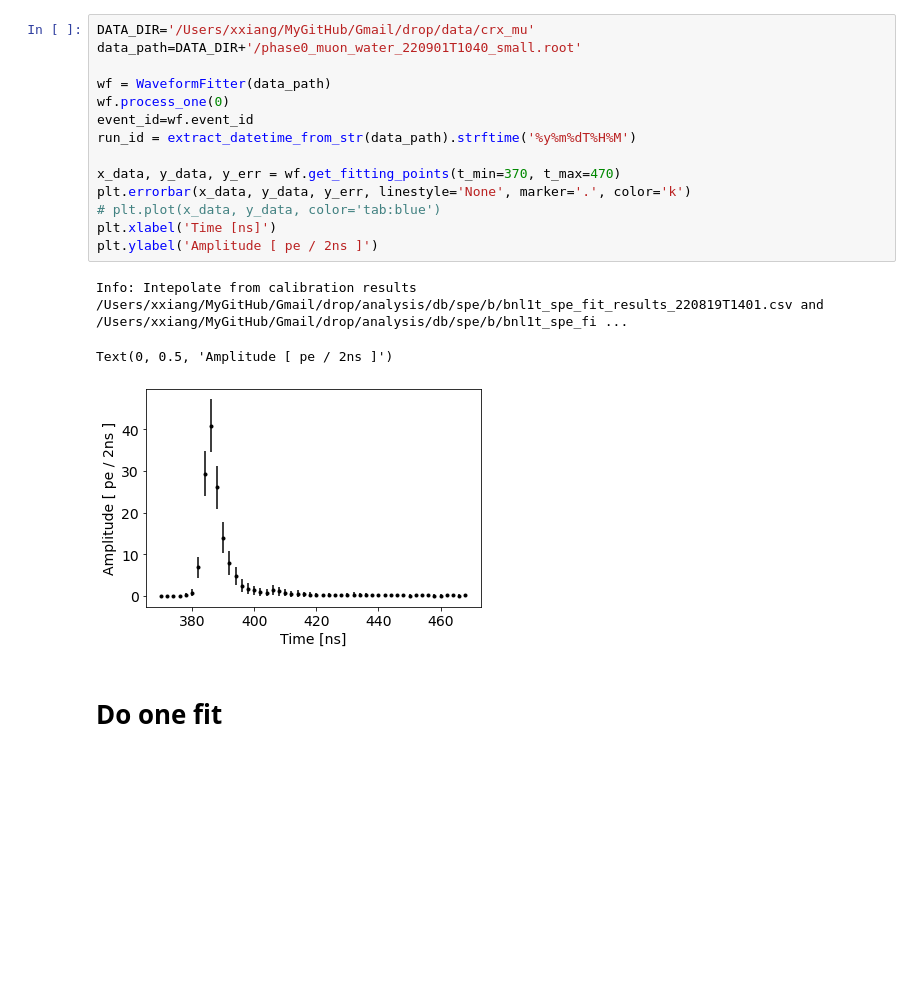
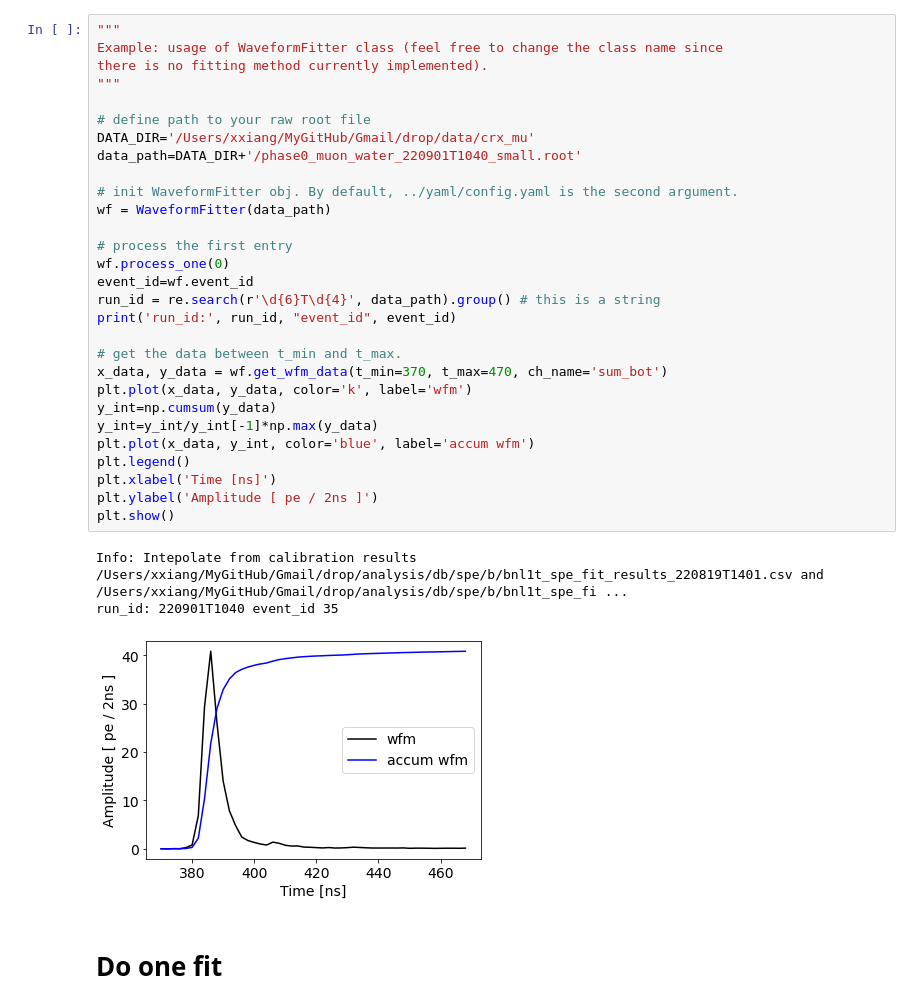
Before and after one commit to BNLIF/drop, a Jupyter notebook: analysis/wfm_fit.ipynb, the cells around one changed output. Saved outputs shown, nothing was run; the diff lists cells and outputs as text; blank space fills up the shorter version.

Commit message:
update the example

```diff
--- a/analysis/wfm_fit.ipynb
+++ b/analysis/wfm_fit.ipynb
@@ -204,23 +222,38 @@ class WaveformFitter():
 # %% [output]
 uproot version: 4.1.9
 # %%
+"""
+Example: usage of WaveformFitter class (feel free to change the class name since
+there is no fitting method currently implemented).
+"""
+
+# define path to your raw root file
 DATA_DIR='/Users/xxiang/MyGitHub/Gmail/drop/data/crx_mu'
 data_path=DATA_DIR+'/phase0_muon_water_220901T1040_small.root'
 
+# init WaveformFitter obj. By default, ../yaml/config.yaml is the second argument.
 wf = WaveformFitter(data_path)
+
+# process the first entry
 wf.process_one(0)
 event_id=wf.event_id
-run_id = extract_datetime_from_str(data_path).strftime('%y%m%dT%H%M')
+run_id = re.search(r'\d{6}T\d{4}', data_path).group() # this is a string
+print('run_id:', run_id, "event_id", event_id)
 
-x_data, y_data, y_err = wf.get_fitting_points(t_min=370, t_max=470)
-plt.errorbar(x_data, y_data, y_err, linestyle='None', marker='.', color='k')
-# plt.plot(x_data, y_data, color='tab:blue')
+# get the data between t_min and t_max.
+x_data, y_data = wf.get_wfm_data(t_min=370, t_max=470, ch_name='sum_bot')
+plt.plot(x_data, y_data, color='k', label='wfm')
+y_int=np.cumsum(y_data)
+y_int=y_int/y_int[-1]*np.max(y_data)
+plt.plot(x_data, y_int, color='blue', label='accum wfm')
+plt.legend()
 plt.xlabel('Time [ns]')
 plt.ylabel('Amplitude [ pe / 2ns ]')
+plt.show()
 # %% [output]
 Info: Intepolate from calibration results /Users/xxiang/MyGitHub/Gmail/drop/analysis/db/spe/b/bnl1t_spe_fit_results_220819T1401.csv and /Users/xxiang/MyGitHub/Gmail/drop/analysis/db/spe/b/bnl1t_spe_fi ...
+run_id: 220901T1040 event_id 35
-Text(0, 0.5, 'Amplitude [ pe / 2ns ]')
-[figure, old version]
+[figure, new version]
 # %% [markdown]
 # Do one fit
 # %%
```
Also changed, not shown: parts of 6 cells of this notebook.
